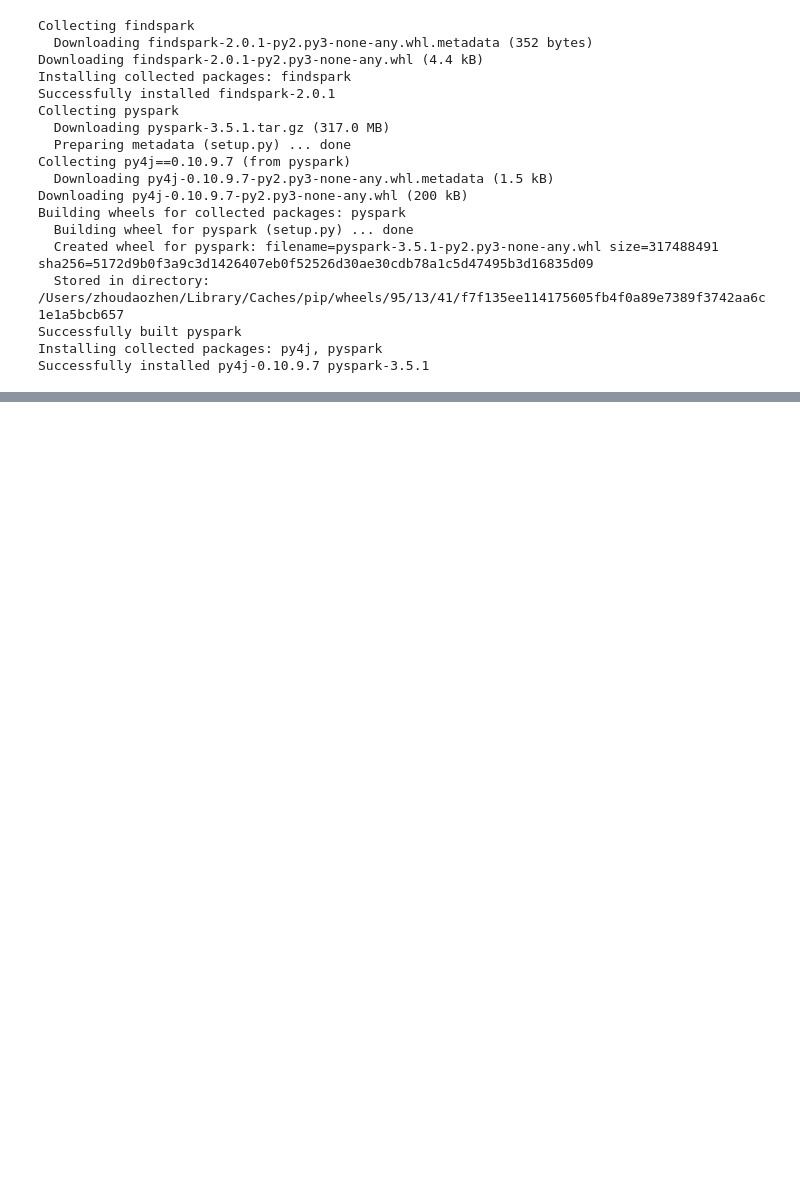
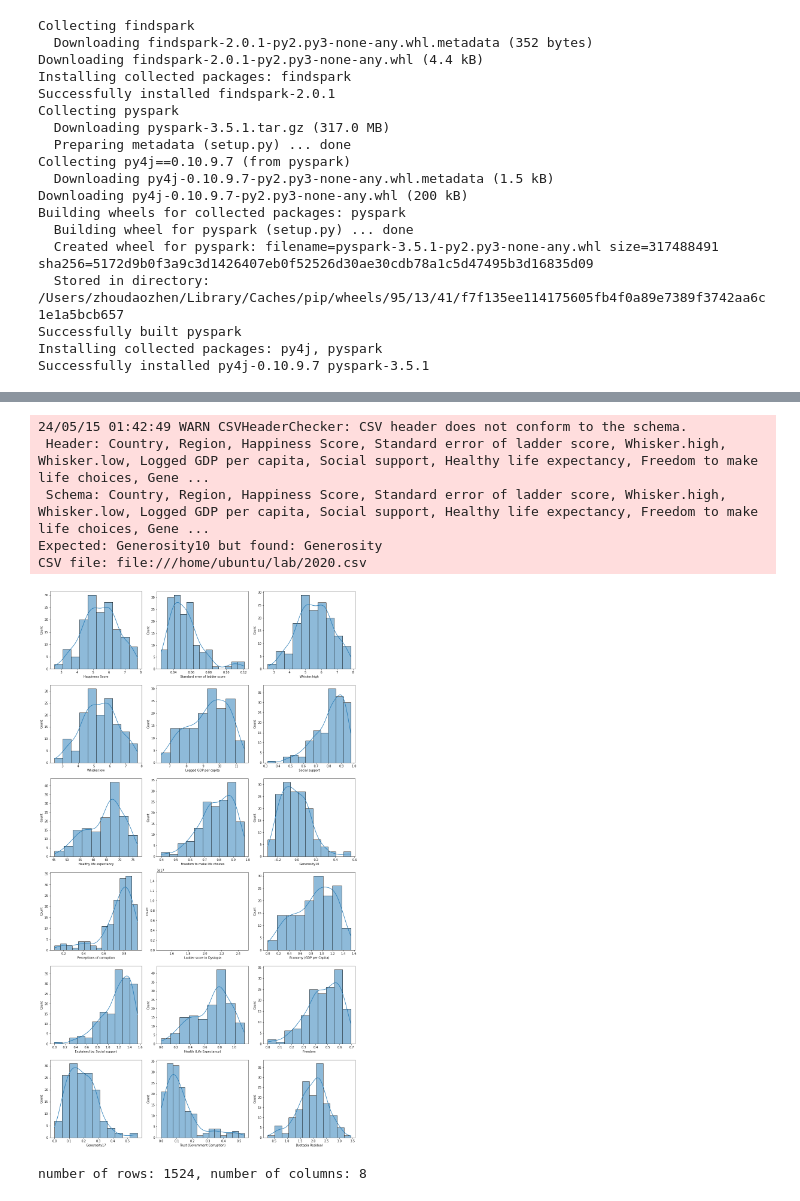
Before and after one commit to yihuxizixin/lab, a Jupyter notebook: iteration3_i_pyspark.ipynb, the cells around one changed output, grey strips where cells are left out. Drawn from its saved outputs; the diff is of its cells as text; code cells hidden in the pictures; blank space fills up the shorter version.

```diff
--- a/iteration3_i_pyspark.ipynb
+++ b/iteration3_i_pyspark.ipynb
@@ -117,19 +244,38 @@ round(data_2020.describe().transpose(),2)
 # %%
-# 选择数值型数据列
-numerical_cols = data_2020.select_dtypes(include=['number']).columns
-numerical_cols = [col for col in numerical_cols if col not in ['Year', 'Happiness (Yesterday)','Happiness Rank']]
+
+numerical_cols = [field.name for field in data_2020.schema.fields if field.dataType.simpleString() == 'double']
+numerical_cols = [col for col in numerical_cols if col not in ['Year', 'Happiness (Yesterday)']]
+
+data_2020_pd = data_2020.toPandas()
+
 # 设置画布大小
 plt.figure(figsize=(15, len(numerical_cols) // 3 * 5))
 
 # 为每个数值型属性画图
 for i, col in enumerate(numerical_cols):
     plt.subplot(len(numerical_cols) // 3 + 1, 3, i + 1)  # 确保有足够的行数容纳所有图
-    sns.histplot(data_2020[col], kde=True)
+    sns.histplot(data_2020_pd[col], kde=True)
 
 # 调整子图间距
 plt.tight_layout()
-plt.savefig("/Users/zhoudaozhen/Desktop/722/iteration3/pic/12", format='png')
+#plt.savefig("/Users/zhoudaozhen/Desktop/722/iteration3/pic/12", format='png')
 plt.show()
+# %% [output]
+24/05/15 01:42:49 WARN CSVHeaderChecker: CSV header does not conform to the schema.
+ Header: Country, Region, Happiness Score, Standard error of ladder score, Whisker.high, Whisker.low, Logged GDP per capita, Social support, Healthy life expectancy, Freedom to make life choices, Gene ...
+ Schema: Country, Region, Happiness Score, Standard error of ladder score, Whisker.high, Whisker.low, Logged GDP per capita, Social support, Healthy life expectancy, Freedom to make life choices, Gene ...
+Expected: Generosity10 but found: Generosity
+CSV file: file:///home/ubuntu/lab/2020.csv
+[figure, added]
 # %%
-print(f"number of rows: {combined_data.shape[0]}, number of colnums: {combined_data.shape[1]}")
+# 获取行数
+num_rows = combined_data.count()
+
+# 获取列数
+num_columns = len(combined_data.columns)
+
+# 打印结果
+print(f"number of rows: {num_rows}, number of columns: {num_columns}")
+# %% [output]
+number of rows: 1524, number of columns: 8
 # %%
```
Also changed, not shown: parts of 49 cells of this notebook.
